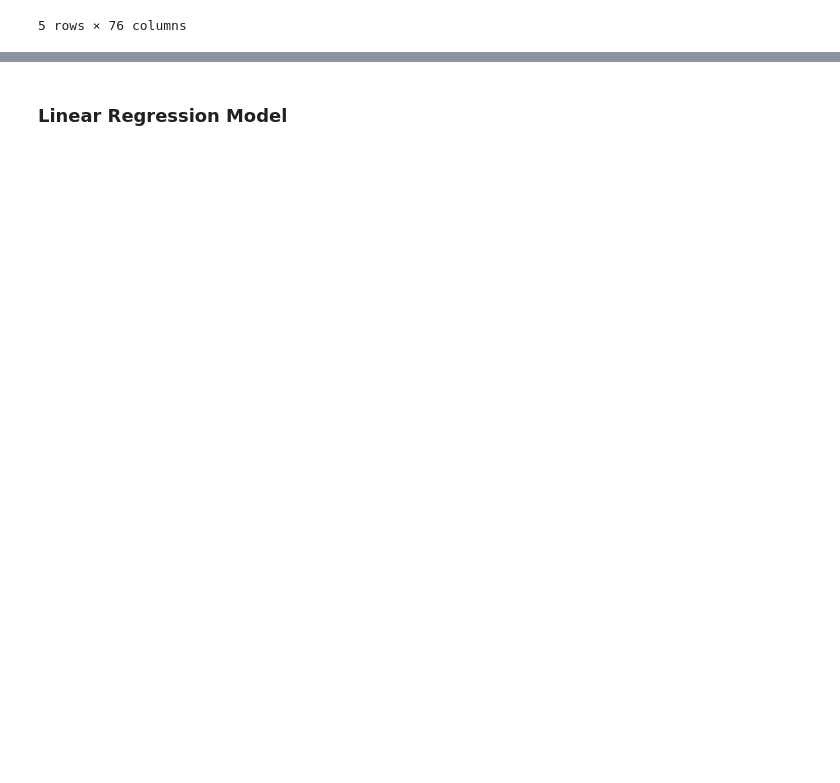
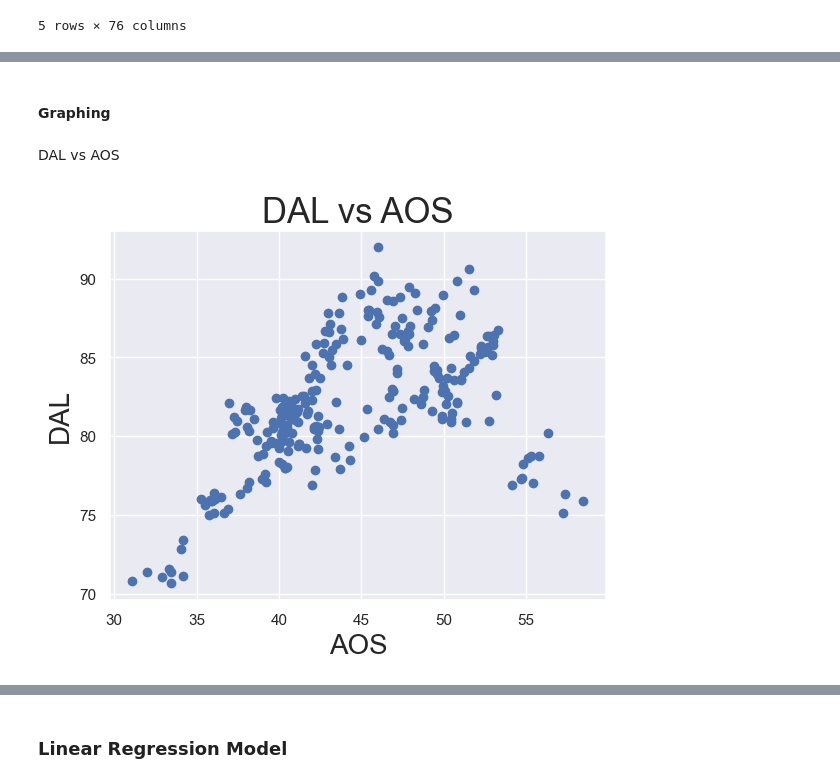
Before and after one commit to ProntoSbinalla/Python, a Jupyter notebook: Linear Regression Projects/STP-429 Lab3.ipynb, the cells around one changed output, grey strips where cells are left out. Cells and saved outputs as stored; diff of their text form; code cells hidden in the pictures; blank space fills up the shorter version.

```diff
--- a/Linear Regression Projects/STP-429 Lab3.ipynb
+++ b/Linear Regression Projects/STP-429 Lab3.ipynb
@@ -45,0 +59,8 @@ data.head()
+# %%
+VIF = pd.DataFrame()
+x = sm.add_constant(x)
+VIF["Stocks"] = x.columns
+VIF["VIF"] = [variance_inflation_factor(x.values, i) for i in range(x.shape[1])]
+VIF = VIF.drop(0)
+
+VIF
@@ -45,0 +81,16 @@ data.head()
+# %%
+vif_threshold = 10
+
+x = sm.add_constant(x)
+
+while True:
+    VIF = pd.DataFrame()
+    VIF["Stocks"] = x.columns
+    VIF["VIF"] = [variance_inflation_factor(x.values, i) for i in range(x.shape[1])]
+    VIF = VIF.drop(0)
+
+    if VIF["VIF"].max() > vif_threshold:
+        data = data.drop(VIF[VIF["VIF"] == VIF["VIF"].max()]["Stocks"].values, axis=1)
+        x = x.drop(VIF[VIF["VIF"] == VIF["VIF"].max()]["Stocks"].values, axis=1)
+    else:
+        break
@@ -45,0 +145,13 @@ data.head()
+# %% [markdown]
+#### Graphing
+# %% [markdown]
+DAL vs AOS
+# %%
+plt.scatter(data["DAL"], data["AOS"])
+plt.title("DAL vs AOS", fontsize = 25)
+plt.ylabel("DAL", fontsize = 20)
+plt.xlabel("AOS", fontsize = 20)
+
+plt.show()
+# %% [output]
+[figure, added]
```
Also changed, not shown: parts of 60 cells of this notebook.
